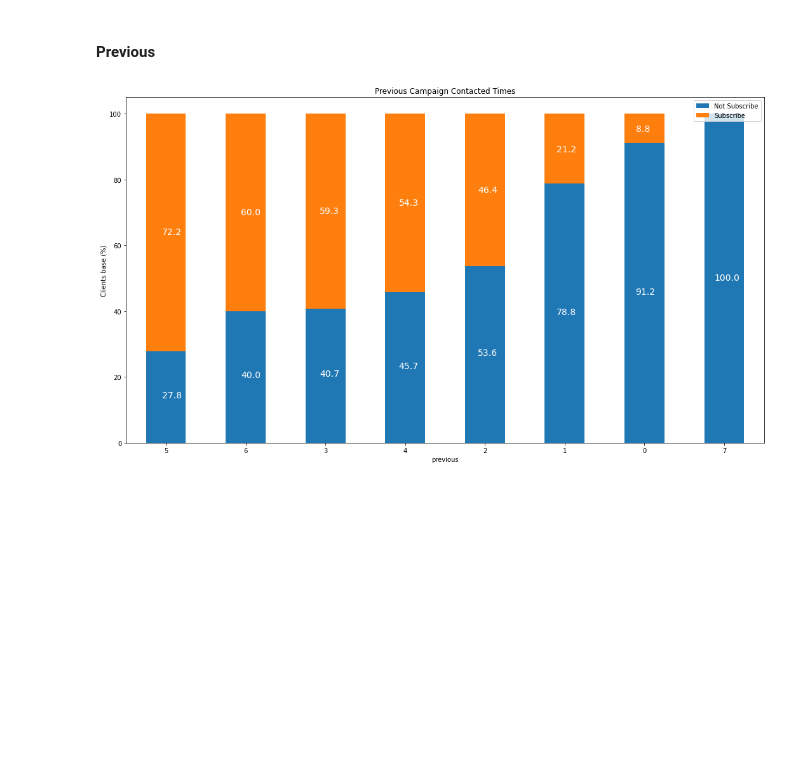
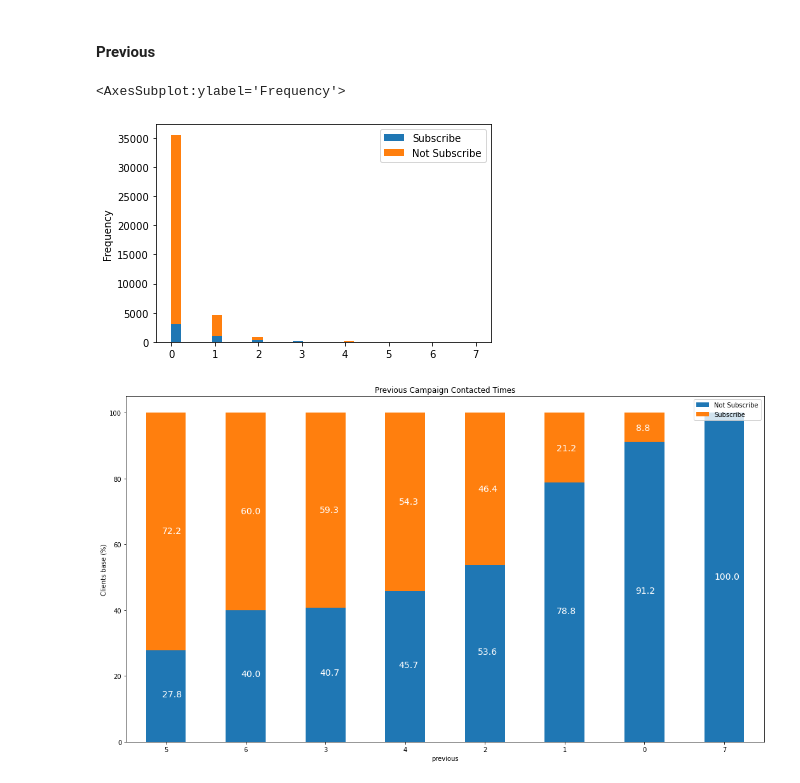
Before and after one commit to Shinuing/Bank-Marketing-Campaign-Prediction, a Jupyter notebook: EDA.ipynb, the cells around one changed output. Drawn from its saved outputs; the diff is of its cells as text; code cells hidden in the pictures; blank space fills up the shorter version.

```diff
--- a/EDA.ipynb
+++ b/EDA.ipynb
@@ -441,6 +441,14 @@ plot_stacked_bars(pday_pt, 'If Contacted')
 df = df.drop(columns = 'pdays')
 # %% [markdown]
 #### Previous
+# %%
+previous = pd.DataFrame({"Subscribe": df[df["y"]== 'yes']['previous'],
+    "Not Subscribe":df[df["y"]== 'no']['previous']})
+
+previous[["Subscribe","Not Subscribe"]].plot(kind='hist', bins=30,stacked=True)
+# %% [output]
+<AxesSubplot:ylabel='Frequency'>
+[figure, added]
 # %%
 previous2 = df.groupby([df['y'], df['previous']])['index'].count().unstack(level=0)
 previous2_pt = (previous2.div(previous2.sum(axis=1), axis=0) * 100).sort_values(by=['yes'], ascending=False)
```
Also changed, not shown: 1 other file.
